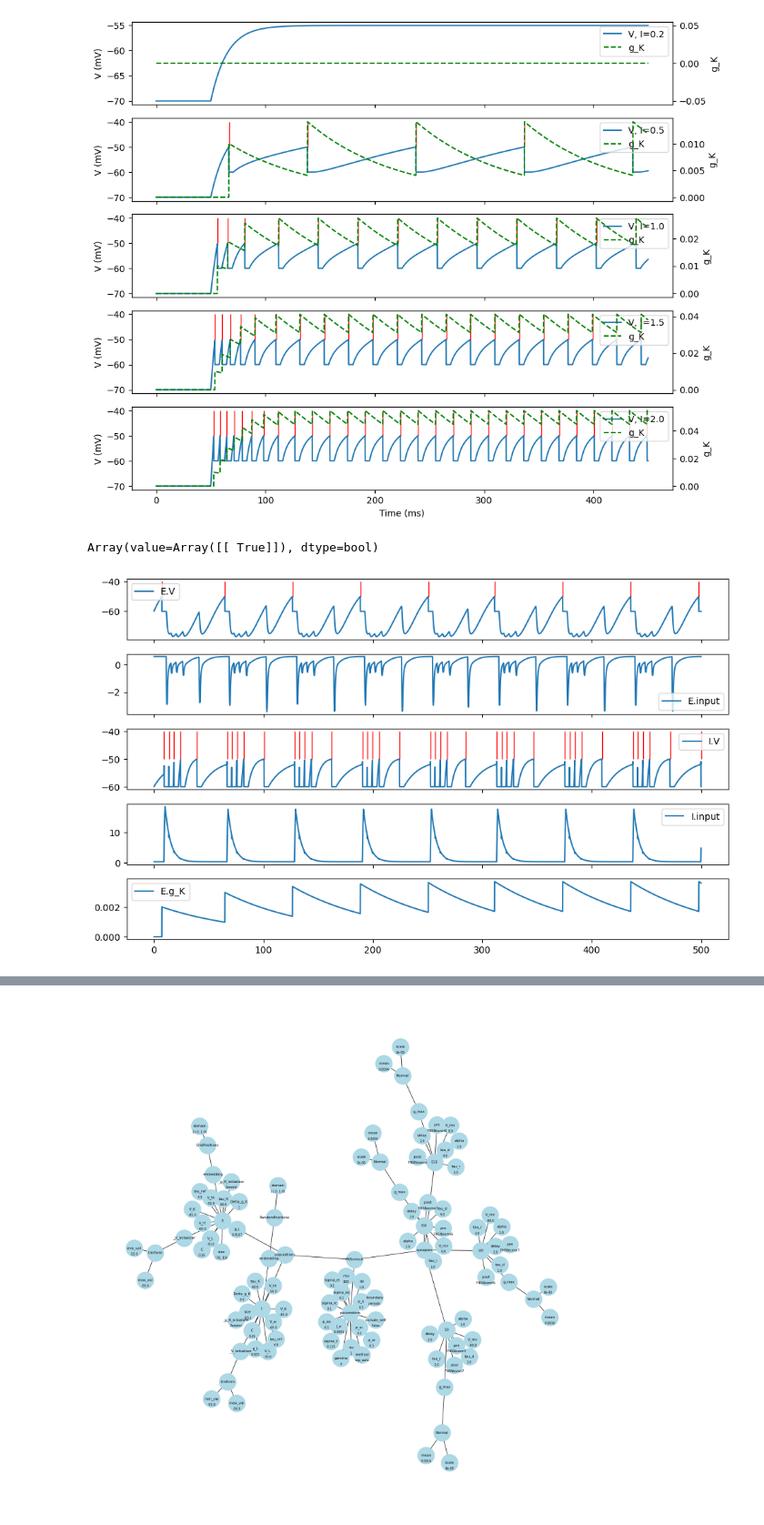
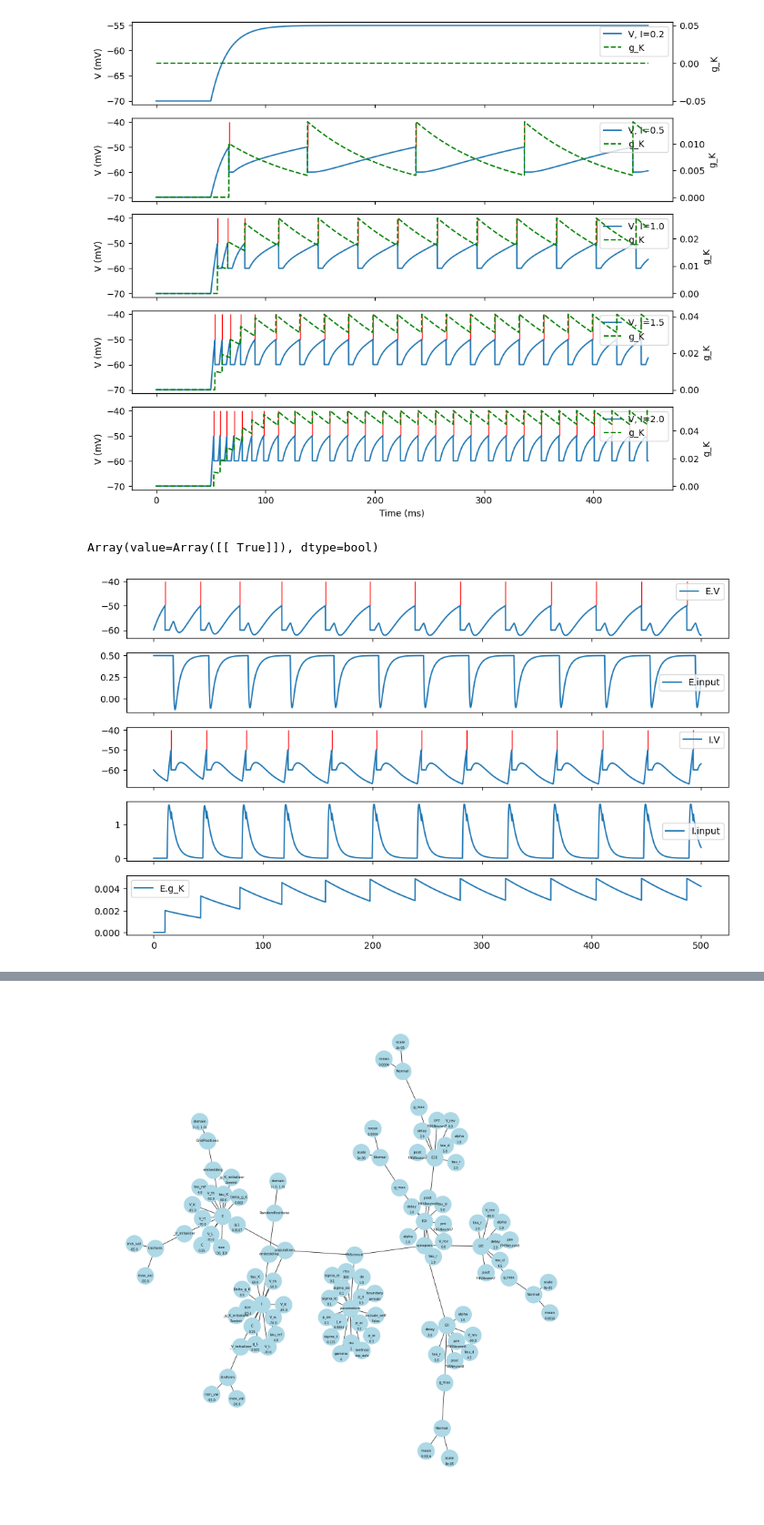
Before and after one commit to brendanjohnharris/WRCircuit.jl, a Jupyter notebook: scripts/plots/dynamics/fnscircuit_validation.ipynb, the cells around one changed output, grey strips where cells are left out. Shown at 91% size. Saved outputs shown, nothing was run; the diff lists cells and outputs as text; code cells hidden in the pictures.

```diff
--- a/scripts/plots/dynamics/fnscircuit_validation.ipynb
+++ b/scripts/plots/dynamics/fnscircuit_validation.ipynb
@@ -98,7 +98,7 @@ class TwoCellCircuit(bp.Network):
             Delta_g_K = 0.0,
             V_initializer=bp.init.Constant(-60.0),
         )
-        g = 0.5 # microsiemens
+        g = 0.2 # microsiemens
 
         self.E2I = src.synapses.Synapse(
             pre=self.E, post=self.I, conn=bp.connect.FixedProb(prob=1.0), delay = 2.0,
@@ -111,42 +111,43 @@ class TwoCellCircuit(bp.Network):
             pre=self.I, post=self.E, conn=bp.connect.FixedProb(prob=1.0), delay = 2.0, g_max=g,
             V_rev=-80.0,
             tau_r = 1.0,
-            tau_d = 3.0,
+            tau_d = 4.5,
         )
         self.Ein = bp.dyn.InputVar(self.E.varshape)
         self.Iin = bp.dyn.InputVar(self.I.varshape)
         self.E.add_inp_fun("", self.Ein)
         self.I.add_inp_fun("", self.Iin)
 
 circuit = TwoCellCircuit()
 print(circuit.E2I.proj.comm.conn.build_mat())
-runner = bp.DSRunner(circuit, monitors=['E.V', 'E.spike', 'E.input', 'I.V', 'I.spike', 'I.input', 'E.g_K'], inputs=[('Ein.input', 0.6), ('Iin.input', 0.335)])
+runner = bp.DSRunner(circuit, monitors=['E.V', 'E.spike', 'E.input', 'I.V', 'I.spike', 'I.input', 'E.g_K'], inputs=[('Ein.input', 0.5), ('Iin.input', 0.0)])
 runner.run(500)
 
 fig, axes = plt.subplots(5, 1, figsize=(10, 6), sharex=True)
 
 axes[0].plot(runner.mon['ts'], runner.mon['E.V'], label='E.V')
 spikes = np.where(runner.mon['E.spike'])[0]
 spike_times = runner.mon['ts'][spikes]
 axes[0].vlines(spike_times, neuron.V_th, neuron.V_th+10, color='r', linewidth=1)
 
 axes[1].plot(runner.mon['ts'], runner.mon['E.input'], label='E.input')
 
 axes[2].plot(runner.mon['ts'], runner.mon['I.V'], label='I.V')
 spikes = np.where(runner.mon['I.spike'])[0]
 spike_times = runner.mon['ts'][spikes]
 axes[2].vlines(spike_times, neuron.V_th, neuron.V_th+10, color='r', linewidth=1)
 
 axes[3].plot(runner.mon['ts'], runner.mon['I.input'], label='I.input')
 
 axes[4].plot(runner.mon['ts'], runner.mon['E.g_K'], label='E.g_K')
 
+
 [axes[i].legend() for i in range(len(axes))]
 plt.tight_layout()
 plt.show()
 # %% [output]
 Array(value=Array([[ True]]), dtype=bool)
-[figure, old version]
+[figure, new version]
 # %%
 from src.models.FNS import FNScircuit
 rho = 100
```
Also changed, not shown: parts of 5 cells of this notebook, 3 other files.
